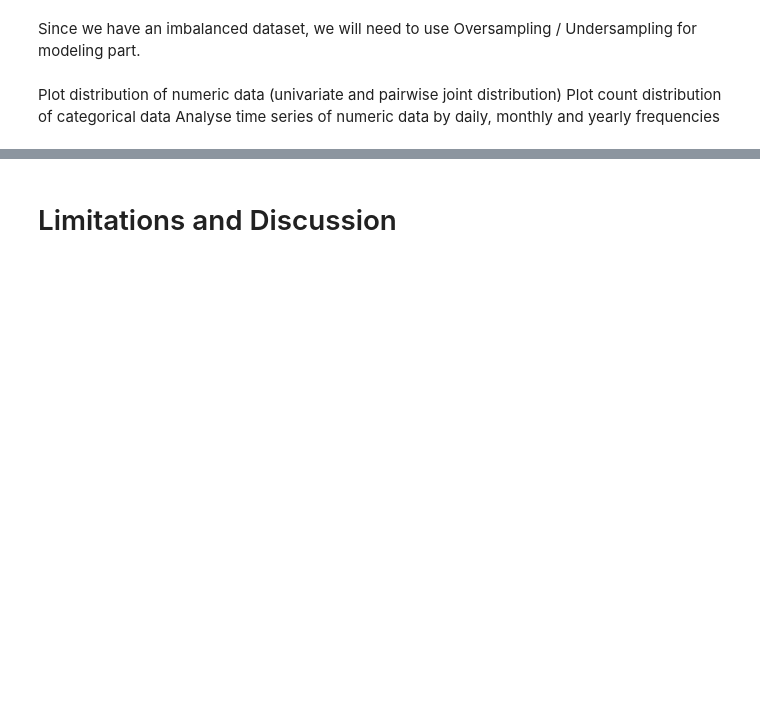
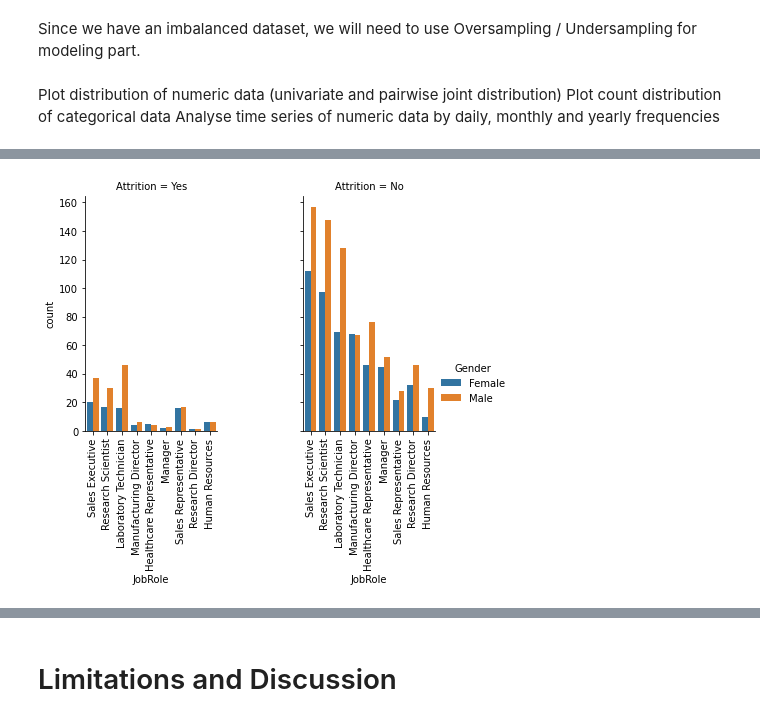
Before and after one commit to vita-levytska/HR-Analytics, a Jupyter notebook: HR-Analytics.ipynb, the cells around one changed output, grey strips where cells are left out. Drawn from its saved outputs; the diff is of its cells as text; code cells hidden in the pictures; blank space fills up the shorter version.

```diff
--- a/HR-Analytics.ipynb
+++ b/HR-Analytics.ipynb
@@ -163,0 +172,4 @@ for col in df.columns:
+# %%
+plot_cat_vars("JobRole",df, True)
+# %% [output]
+[figure, added]
```
Also changed, not shown: parts of 44 cells of this notebook.
